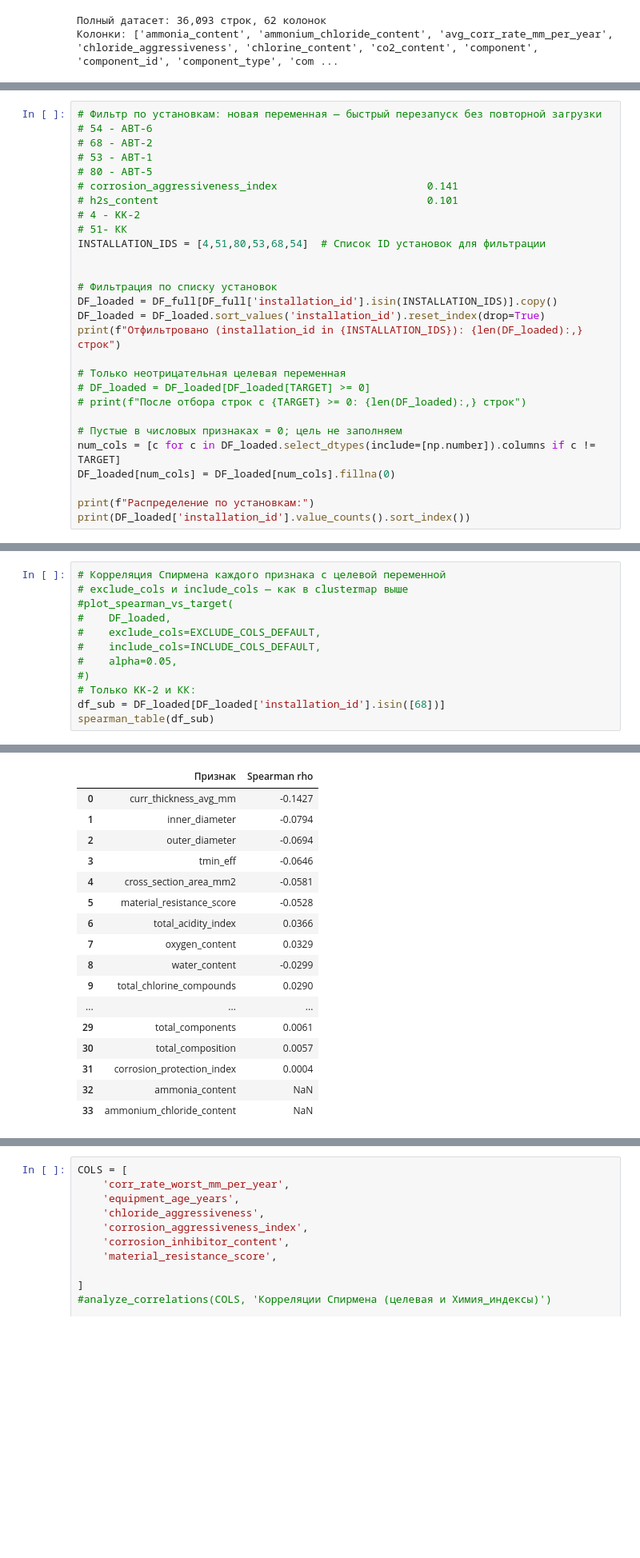
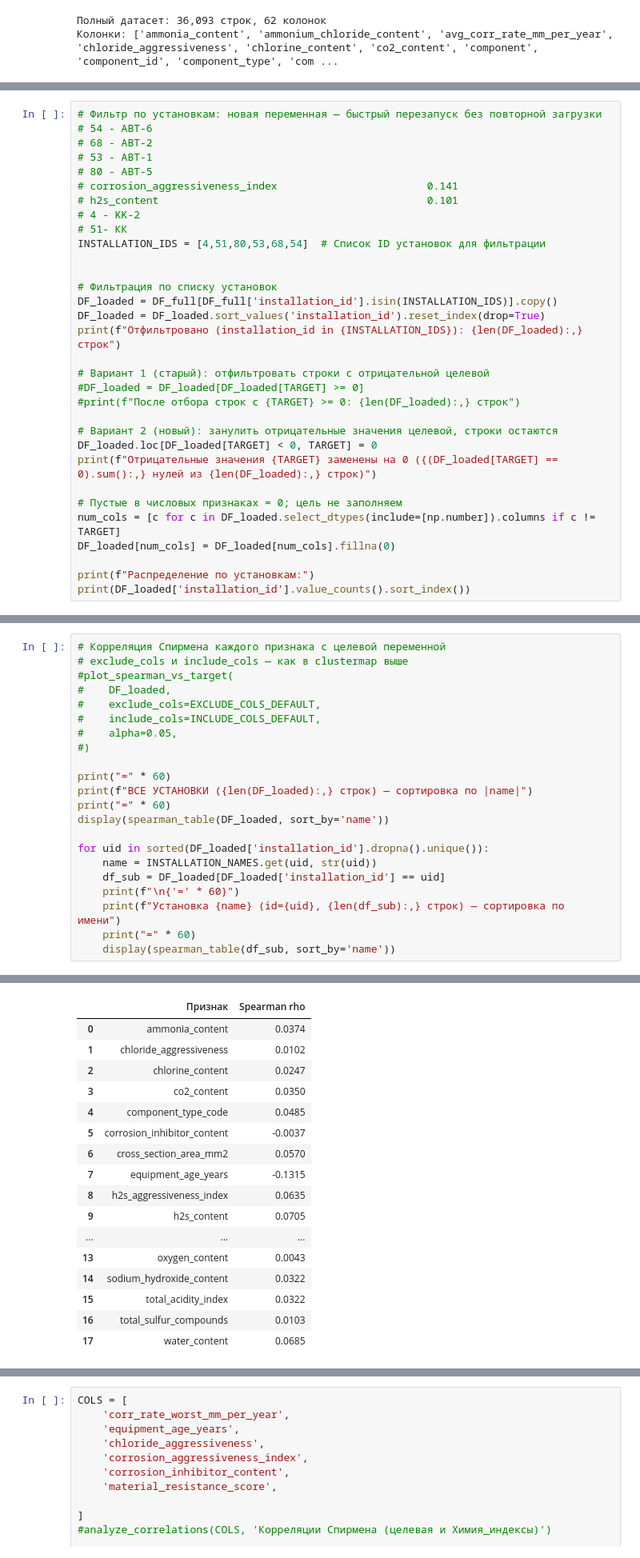
Before and after one commit to Kosyakin/corrosion_analysis_project, a Jupyter notebook: PythonMLExperiments/1_corr_analysis/correlation_analysis.ipynb, the cells around one changed output, grey strips where cells are left out. Shown at 80% size. Saved outputs shown, nothing was run; the diff lists cells and outputs as text; blank space fills up the shorter version.

```diff
--- a/PythonMLExperiments/1_corr_analysis/correlation_analysis.ipynb
+++ b/PythonMLExperiments/1_corr_analysis/correlation_analysis.ipynb
@@ -234,9 +261,13 @@ DF_loaded = DF_full[DF_full['installation_id'].isin(INSTALLATION_IDS)].copy()
 DF_loaded = DF_loaded.sort_values('installation_id').reset_index(drop=True)
 print(f"Отфильтровано (installation_id in {INSTALLATION_IDS}): {len(DF_loaded):,} строк")
 
-# Только неотрицательная целевая переменная
-# DF_loaded = DF_loaded[DF_loaded[TARGET] >= 0]
-# print(f"После отбора строк с {TARGET} >= 0: {len(DF_loaded):,} строк")
+# Вариант 1 (старый): отфильтровать строки с отрицательной целевой
+#DF_loaded = DF_loaded[DF_loaded[TARGET] >= 0]
+#print(f"После отбора строк с {TARGET} >= 0: {len(DF_loaded):,} строк")
+
+# Вариант 2 (новый): занулить отрицательные значения целевой, строки остаются
+DF_loaded.loc[DF_loaded[TARGET] < 0, TARGET] = 0
+print(f"Отрицательные значения {TARGET} заменены на 0 ({(DF_loaded[TARGET] == 0).sum():,} нулей из {len(DF_loaded):,} строк)")
 
 # Пустые в числовых признаках = 0; цель не заполняем
 num_cols = [c for c in DF_loaded.select_dtypes(include=[np.number]).columns if c != TARGET]
@@ -264,7 +296,17 @@ Name: count, dtype: int64
 #    include_cols=INCLUDE_COLS_DEFAULT,
 #    alpha=0.05,
 #)
-# Только KK-2 и КК:
-df_sub = DF_loaded[DF_loaded['installation_id'].isin([68])]
-spearman_table(df_sub)
+
+print("=" * 60)
+print(f"ВСЕ УСТАНОВКИ ({len(DF_loaded):,} строк) — сортировка по |name|")
+print("=" * 60)
+display(spearman_table(DF_loaded, sort_by='name'))
+
+for uid in sorted(DF_loaded['installation_id'].dropna().unique()):
+    name = INSTALLATION_NAMES.get(uid, str(uid))
+    df_sub = DF_loaded[DF_loaded['installation_id'] == uid]
+    print(f"\n{'=' * 60}")
+    print(f"Установка {name} (id={uid}, {len(df_sub):,} строк) — сортировка по имени")
+    print("=" * 60)
+    display(spearman_table(df_sub, sort_by='name'))
 # %% [output]
@@ -271,17 +316,17 @@ spearman_table(df_sub)
 |  | Признак | Spearman rho |
-| 0 | curr_thickness_avg_mm | -0.1427 |
-| 1 | inner_diameter | -0.0794 |
-| 2 | outer_diameter | -0.0694 |
-| 3 | tmin_eff | -0.0646 |
-| 4 | cross_section_area_mm2 | -0.0581 |
-| 5 | material_resistance_score | -0.0528 |
-| 6 | total_acidity_index | 0.0366 |
-| 7 | oxygen_content | 0.0329 |
-| 8 | water_content | -0.0299 |
-| 9 | total_chlorine_compounds | 0.0290 |
+| 0 | ammonia_content | 0.0374 |
+| 1 | chloride_aggressiveness | 0.0102 |
+| 2 | chlorine_content | 0.0247 |
+| 3 | co2_content | 0.0350 |
+| 4 | component_type_code | 0.0485 |
+| 5 | corrosion_inhibitor_content | -0.0037 |
+| 6 | cross_section_area_mm2 | 0.0570 |
+| 7 | equipment_age_years | -0.1315 |
+| 8 | h2s_aggressiveness_index | 0.0635 |
+| 9 | h2s_content | 0.0705 |
 | ... | ... | ... |
-| 29 | total_components | 0.0061 |
-| 30 | total_composition | 0.0057 |
-| 31 | corrosion_protection_index | 0.0004 |
-| 32 | ammonia_content | NaN |
-| 33 | ammonium_chloride_content | NaN |
+| 13 | oxygen_content | 0.0043 |
+| 14 | sodium_hydroxide_content | 0.0322 |
+| 15 | total_acidity_index | 0.0322 |
+| 16 | total_sulfur_compounds | 0.0103 |
+| 17 | water_content | 0.0685 |
```
Also changed, not shown: parts of 4 cells of this notebook, 3 other files.
